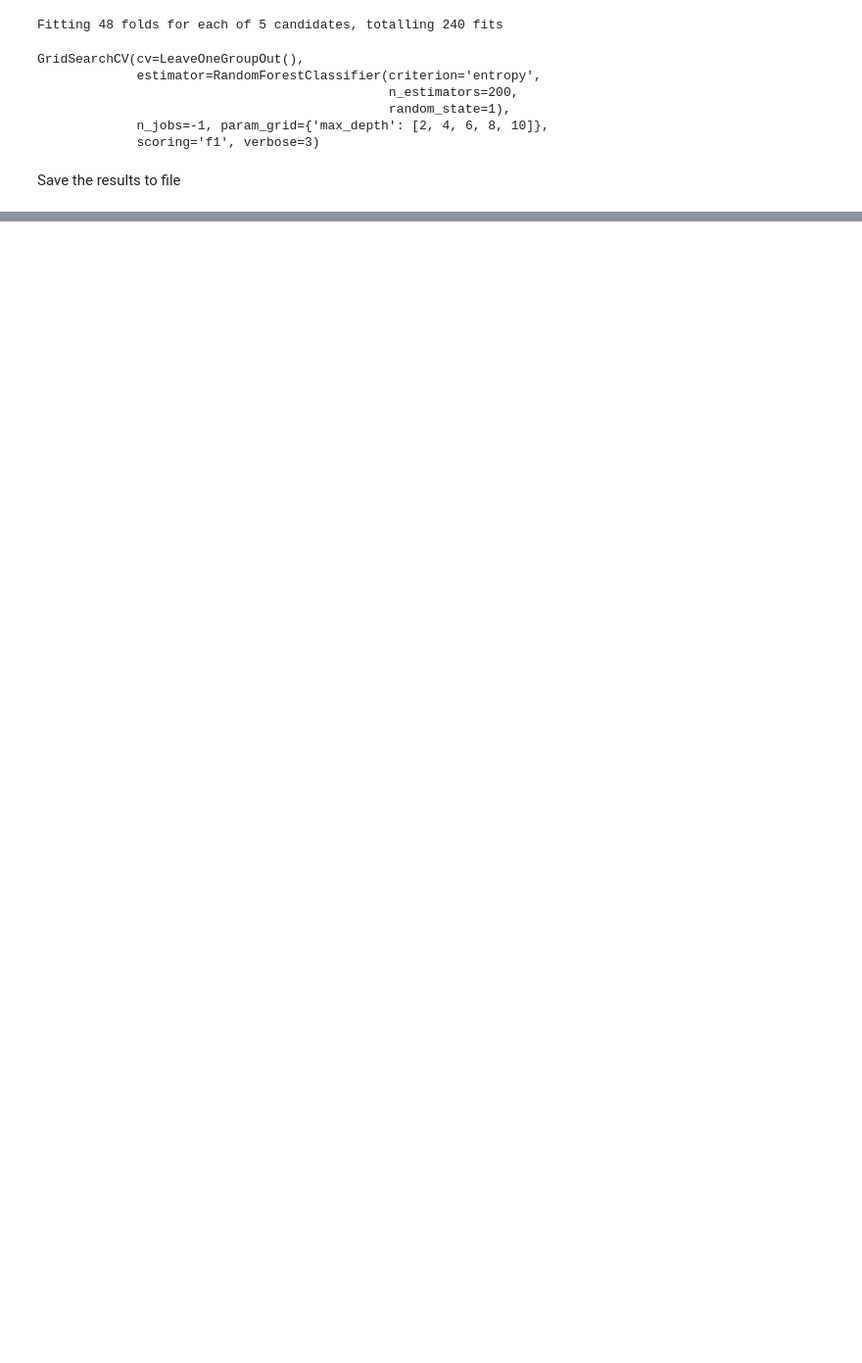
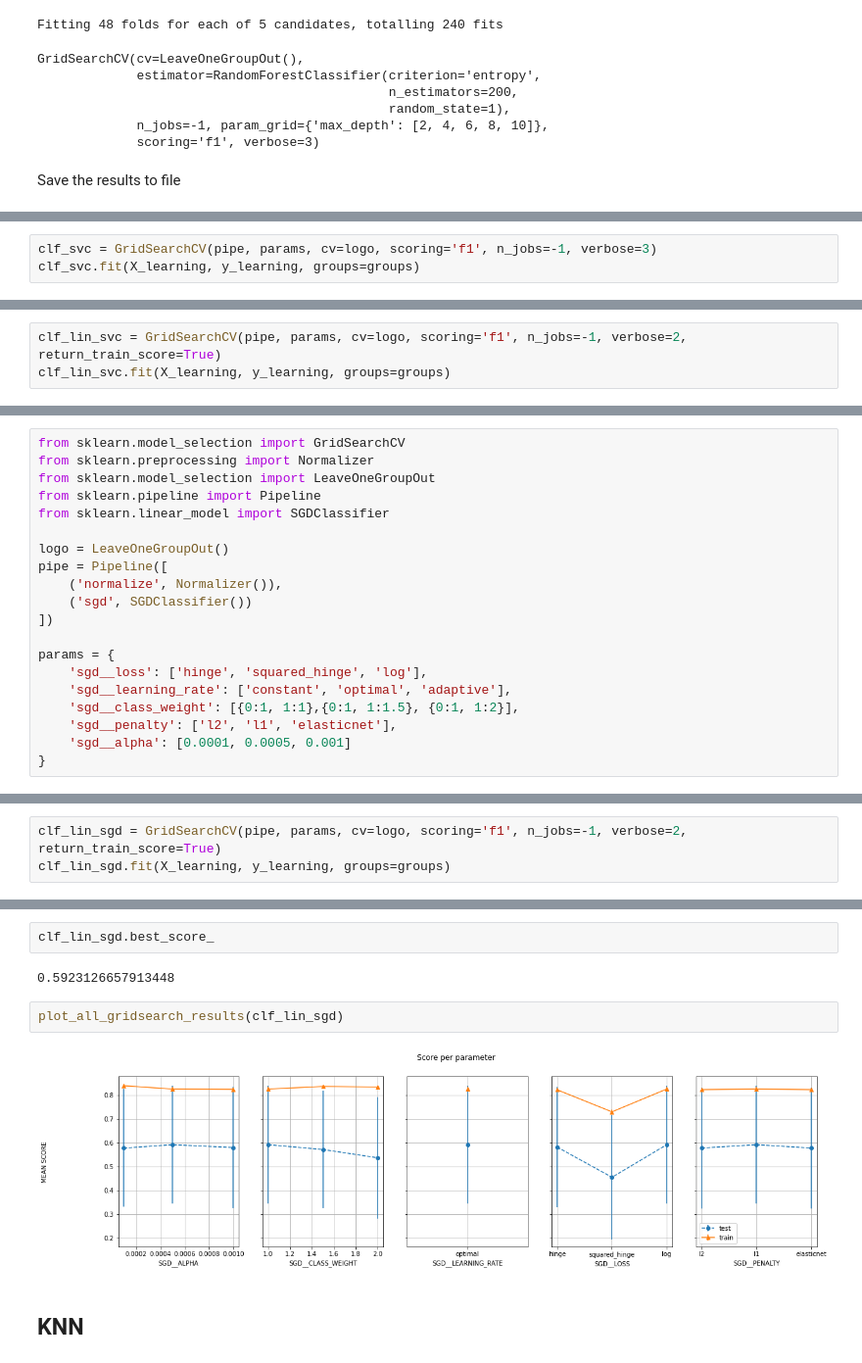
Before and after one commit to mikrzol/ML_bacteriophage_host_predicting, a Jupyter notebook: hyperparameter_tuning.ipynb, the cells around one changed output, grey strips where cells are left out. Shown: that part at 98% size. Cells and saved outputs as stored; diff of their text form; blank space fills up the shorter version.

Commit message:
implement sdg, knn, linearSVC

```diff
--- a/hyperparameter_tuning.ipynb
+++ b/hyperparameter_tuning.ipynb
@@ -156,0 +174,3 @@ RandomForestClassifier(criterion='entropy', max_depth=4, n_estimators=200,
+# %%
+clf_svc = GridSearchCV(pipe, params, cv=logo, scoring='f1', n_jobs=-1, verbose=3)
+clf_svc.fit(X_learning, y_learning, groups=groups)
@@ -156,0 +227,3 @@ RandomForestClassifier(criterion='entropy', max_depth=4, n_estimators=200,
+# %%
+clf_lin_svc = GridSearchCV(pipe, params, cv=logo, scoring='f1', n_jobs=-1, verbose=2, return_train_score=True)
+clf_lin_svc.fit(X_learning, y_learning, groups=groups)
@@ -156,0 +261,20 @@ RandomForestClassifier(criterion='entropy', max_depth=4, n_estimators=200,
+# %%
+from sklearn.model_selection import GridSearchCV
+from sklearn.preprocessing import Normalizer
+from sklearn.model_selection import LeaveOneGroupOut
+from sklearn.pipeline import Pipeline
+from sklearn.linear_model import SGDClassifier
+
+logo = LeaveOneGroupOut()
+pipe = Pipeline([
+    ('normalize', Normalizer()),
+    ('sgd', SGDClassifier())
+])
+
+params = {
+    'sgd__loss': ['hinge', 'squared_hinge', 'log'],
+    'sgd__learning_rate': ['constant', 'optimal', 'adaptive'],
+    'sgd__class_weight': [{0:1, 1:1},{0:1, 1:1.5}, {0:1, 1:2}],
+    'sgd__penalty': ['l2', 'l1', 'elasticnet'],
+    'sgd__alpha': [0.0001, 0.0005, 0.001]
+}
@@ -156,0 +283,3 @@ RandomForestClassifier(criterion='entropy', max_depth=4, n_estimators=200,
+# %%
+clf_lin_sgd = GridSearchCV(pipe, params, cv=logo, scoring='f1', n_jobs=-1, verbose=2, return_train_score=True)
+clf_lin_sgd.fit(X_learning, y_learning, groups=groups)
@@ -156,0 +324,10 @@ RandomForestClassifier(criterion='entropy', max_depth=4, n_estimators=200,
+# %%
+clf_lin_sgd.best_score_
+# %% [output]
+0.5923126657913448
+# %%
+plot_all_gridsearch_results(clf_lin_sgd)
+# %% [output]
+[figure, added]
+# %% [markdown]
+## KNN
```
Also changed, not shown: parts of 78 cells of this notebook.
